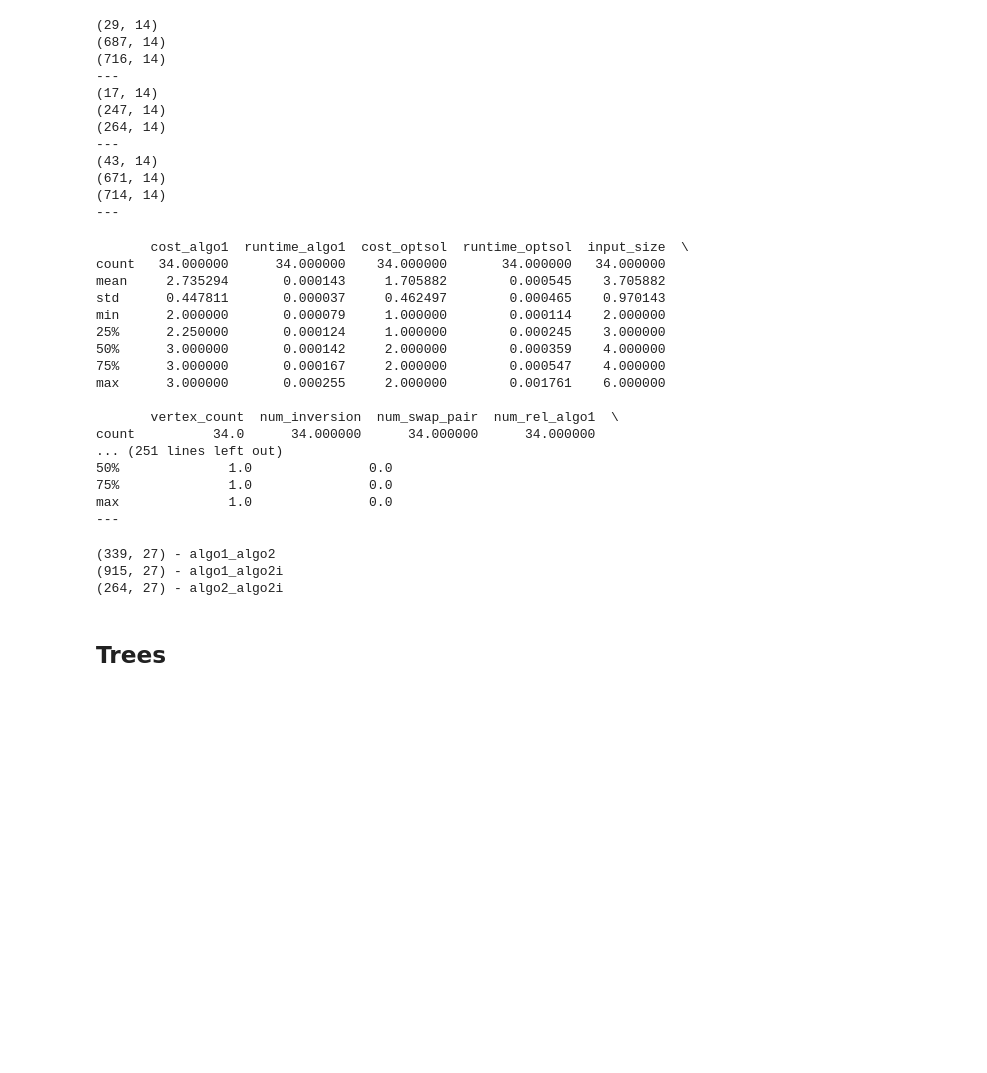
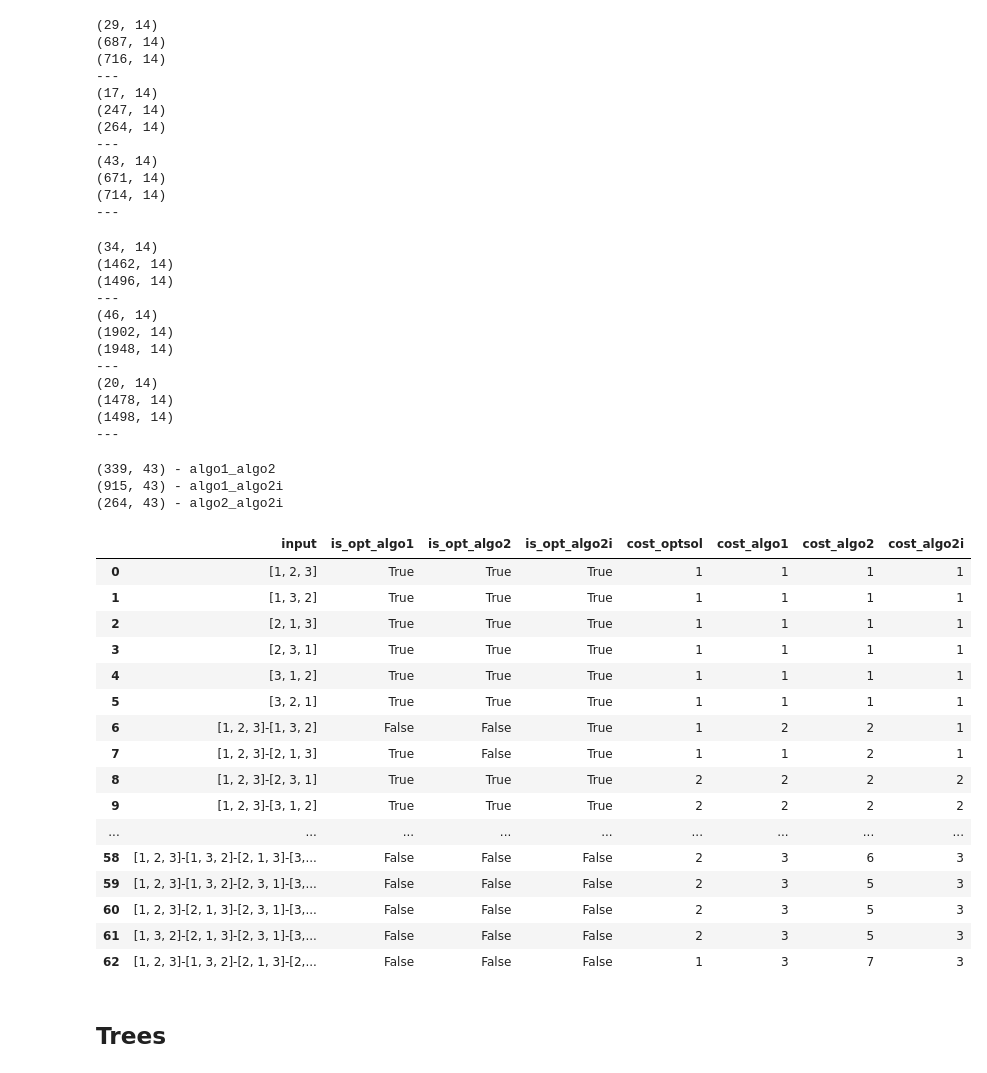
Before and after one commit to cjgsongsong/cs199aclthesis, a Jupyter notebook: analysis.ipynb, the cells around one changed output. Saved outputs shown, nothing was run; the diff lists cells and outputs as text; code cells hidden in the pictures; blank space fills up the shorter version.

```diff
--- a/analysis.ipynb
+++ b/analysis.ipynb
@@ -132,10 +119,8 @@ keywords = ['algo1', 'algo2', 'algo2i', 'optsol']
 for vc in range(3, 5):
     results_vc[f'all{vc}'] = merge([csv[f'{keyword}_{vc}v'] for keyword in keywords], joins_all)
 
-results_vc['allv'] = merge([results_vc['all3'], results_vc['all4']], ['outer'])
-results_vc['optsol'] = merge([csv[f'optsol_{vc}v'] for vc in range(3, 5)], ['outer'])
+results_vc['all'] = merge([results_vc['all3'], results_vc['all4']], ['outer'])
+for vc in range(3, 5):
+    del results_vc[f'all{vc}']
 
-joins_algo = ['outer', 'inner']
-for keyword in keywords:
-    results_vc[keyword] = merge([csv[f'{keyword}_{vc}v'] for vc in range(3, 5)] + [results_vc['optsol']],
-                                joins_algo)
+extend(results_vc['all'])
@@ -238,38 +260,57 @@ for keyword in keywords:
 for keyword in keywords:
     nonoptapprox_algo = nonoptapprox[keyword]
     for vc in range(3, 5):
-        print(nonoptapprox_algo[nonoptapprox_algo['vertex_count'] == vc].describe())
-    print('')
-    print(optapprox_algo.describe())
+        print(nonoptapprox_algo[nonoptapprox_algo['vertex_count'] == vc].shape)
+    print(nonoptapprox_algo.shape)
     print('---')
 # %% [output]
-       cost_algo1  runtime_algo1  cost_optsol  runtime_optsol  input_size  \
-count   34.000000      34.000000    34.000000       34.000000   34.000000
-mean     2.735294       0.000143     1.705882        0.000545    3.705882
-std      0.447811       0.000037     0.462497        0.000465    0.970143
-min      2.000000       0.000079     1.000000        0.000114    2.000000
-25%      2.250000       0.000124     1.000000        0.000245    3.000000
-50%      3.000000       0.000142     2.000000        0.000359    4.000000
-75%      3.000000       0.000167     2.000000        0.000547    4.000000
-max      3.000000       0.000255     2.000000        0.001761    6.000000
-
-       vertex_count  num_inversion  num_swap_pair  num_rel_algo1  \
-count          34.0      34.000000      34.000000      34.000000
-... (251 lines left out)
-50%              1.0               0.0
-75%              1.0               0.0
-max              1.0               0.0
+(34, 14)
+(1462, 14)
+(1496, 14)
 ---
+(46, 14)
+(1902, 14)
+(1948, 14)
+---
+(20, 14)
+(1478, 14)
+(1498, 14)
+---
 # %%
 sameapprox = {}
 keywords = ['algo1', 'algo2', 'algo2i']
 for i in range(len(keywords)):
     for j in range(i + 1, len(keywords)):
-        sameapprox[f'{keywords[i]}_{keywords[j]}'] = getApproxVsApprox(results_vc['allv'], keywords[i], keywords[j],
+        sameapprox[f'{keywords[i]}_{keywords[j]}'] = getApproxVsApprox(results_vc['all'], keywords[i], keywords[j],
                                                                        'cost')
 for key in sameapprox.keys():
     print(f'{sameapprox[key].shape} - {key}')
 # %% [output]
-(339, 27) - algo1_algo2
-(915, 27) - algo1_algo2i
-(264, 27) - algo2_algo2i
+(339, 43) - algo1_algo2
+(915, 43) - algo1_algo2i
+(264, 43) - algo2_algo2i
+# %%
+allv3 = results_vc['all'][results_vc['all']['vertex_count'] == 3]
+with pd.option_context('mode.chained_assignment', None):
+    extendMore(allv3)
+
+allv3[['input', 'is_opt_algo1', 'is_opt_algo2', 'is_opt_algo2i',
+       'cost_optsol', 'cost_algo1', 'cost_algo2', 'cost_algo2i']]
+# %% [output]
+|  | input | is_opt_algo1 | is_opt_algo2 | is_opt_algo2i | cost_optsol | cost_algo1 | cost_algo2 | cost_algo2i |
+| 0 | [1, 2, 3] | True | True | True | 1 | 1 | 1 | 1 |
+| 1 | [1, 3, 2] | True | True | True | 1 | 1 | 1 | 1 |
+| 2 | [2, 1, 3] | True | True | True | 1 | 1 | 1 | 1 |
+| 3 | [2, 3, 1] | True | True | True | 1 | 1 | 1 | 1 |
+| 4 | [3, 1, 2] | True | True | True | 1 | 1 | 1 | 1 |
+| 5 | [3, 2, 1] | True | True | True | 1 | 1 | 1 | 1 |
+| 6 | [1, 2, 3]-[1, 3, 2] | False | False | True | 1 | 2 | 2 | 1 |
+| 7 | [1, 2, 3]-[2, 1, 3] | True | False | True | 1 | 1 | 2 | 1 |
+| 8 | [1, 2, 3]-[2, 3, 1] | True | True | True | 2 | 2 | 2 | 2 |
+| 9 | [1, 2, 3]-[3, 1, 2] | True | True | True | 2 | 2 | 2 | 2 |
+| ... | ... | ... | ... | ... | ... | ... | ... | ... |
+| 58 | [1, 2, 3]-[1, 3, 2]-[2, 1, 3]-[3,... | False | False | False | 2 | 3 | 6 | 3 |
+| 59 | [1, 2, 3]-[1, 3, 2]-[2, 3, 1]-[3,... | False | False | False | 2 | 3 | 5 | 3 |
+| 60 | [1, 2, 3]-[2, 1, 3]-[2, 3, 1]-[3,... | False | False | False | 2 | 3 | 5 | 3 |
+| 61 | [1, 3, 2]-[2, 1, 3]-[2, 3, 1]-[3,... | False | False | False | 2 | 3 | 5 | 3 |
+| 62 | [1, 2, 3]-[1, 3, 2]-[2, 1, 3]-[2,... | False | False | False | 1 | 3 | 7 | 3 |
```
Also changed, not shown: parts of 28 cells of this notebook, 1 other file.
